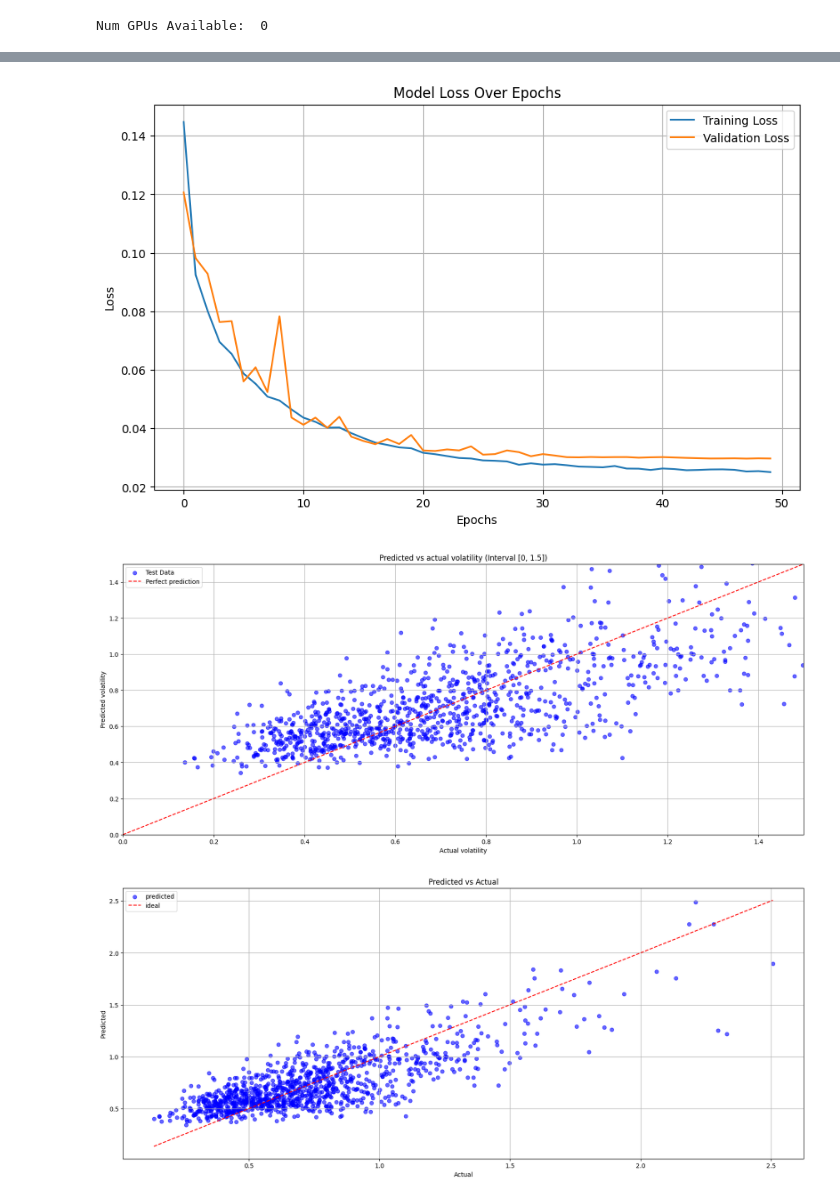
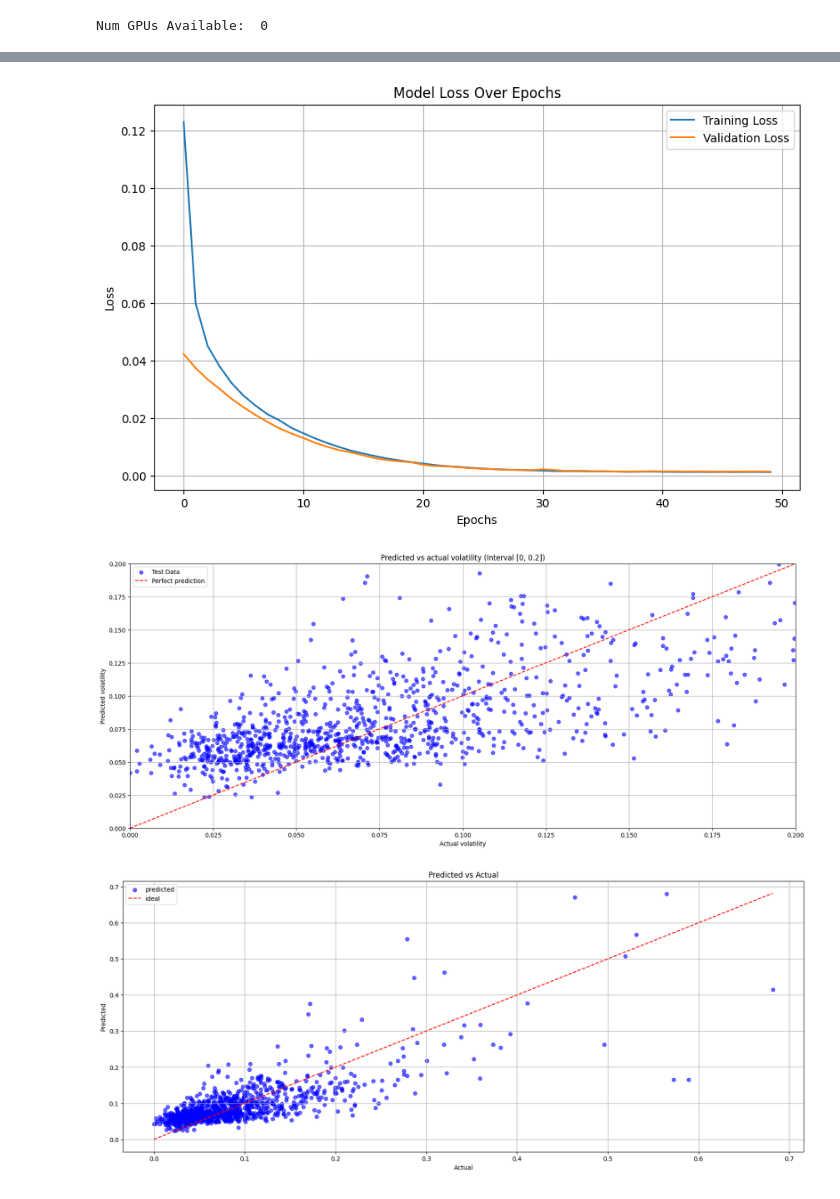
Before and after one commit to PaulAnrd/Research_Project, a Jupyter notebook: code_/models/v_neuralNetworkLSTM.ipynb, the cells around one changed output, grey strips where cells are left out. Cells and saved outputs as stored; diff of their text form; code cells hidden in the pictures.

```diff
--- a/code_/models/v_neuralNetworkLSTM.ipynb
+++ b/code_/models/v_neuralNetworkLSTM.ipynb
@@ -38,11 +38,11 @@ incarnation: 9410583732783737754
 xla_global_id: -1
 ]
 # %%
-file_path = '../../data/data.csv'
+file_path = '../../data/dataS.csv'
 df = pd.read_csv(file_path, parse_dates=['Date'])
 #df = df.dropna()
-#df = df[df['volatility_forcast'] <= 1]
-#df = df[df['volatility'] <= 1]
+#df = df[df['volatility_forcast'] <= 0.2]
+#df = df[df['volatility'] <= 0.15]
 
 df.head()
 # %% [output]
@@ -72,7 +71,7 @@ y_test = np.log1p(y_test)
 # %%
 print("Original X_train shape:", X_train.shape)  # (num_samples, num_features)
 
-timesteps = 10
+timesteps = 5
 
 features = X_train.shape[1]
 
@@ -141,7 +140,9 @@ model = Sequential([
     Dropout(0.1),
 
     Dense(64, activation='relu'),
+    BatchNormalization(),
     Dropout(0.1),
+
 
     Dense(32, activation='relu', kernel_regularizer=tf.keras.regularizers.l2(0.001)),
     Dense(1, activation='linear')
@@ -202,27 +203,27 @@ plt.legend()
 plt.grid(True)
 plt.show()
 # %% [output]
-[figure, old version]
+[figure, new version]
 # %%
 plt.figure(figsize=(20, 8))
 plt.scatter(y_test_lstm, y_pred, alpha=0.6, label='Test Data', color='blue')
 
-max_value = max(1.5, 1.5)
+max_value = max(0.2, 0.2)
 min_value = max(0, 0)
 plt.plot([min_value, max_value], [min_value, max_value], color='red', linestyle='--', label='Perfect prediction')
 
-plt.xlim(0, 1.5)
-plt.ylim(0, 1.5)
+plt.xlim(0, 0.2)
+plt.ylim(0, 0.2)
 
-plt.title("Predicted vs actual volatility (Interval [0, 1.5])")
+plt.title("Predicted vs actual volatility (Interval [0, 0.2])")
 plt.xlabel("Actual volatility")
 plt.ylabel("Predicted volatility")
 plt.legend()
 plt.grid()
 
 plt.show()
 # %% [output]
-[figure, old version]
+[figure, new version]
 # %%
 plt.figure(figsize=(20, 8))
 plt.scatter(y_test_lstm, y_pred, alpha=0.6, color='blue', label="predicted")
@@ -234,7 +235,7 @@ plt.legend()
 plt.grid(True)
 plt.show()
 # %% [output]
-[figure, old version]
+[figure, new version]
 # %%
 plt.hist(y_train, bins=30, color='blue', alpha=0.7)
 plt.title("Target Distribution")
```
Also changed, not shown: parts of 7 cells of this notebook, 18 other files.
